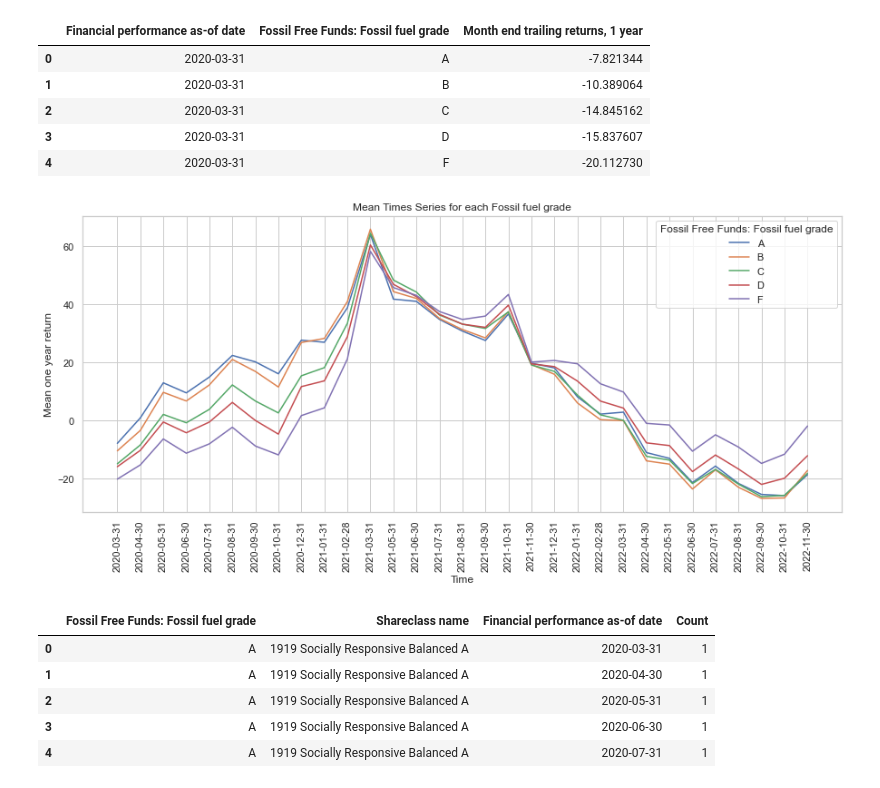
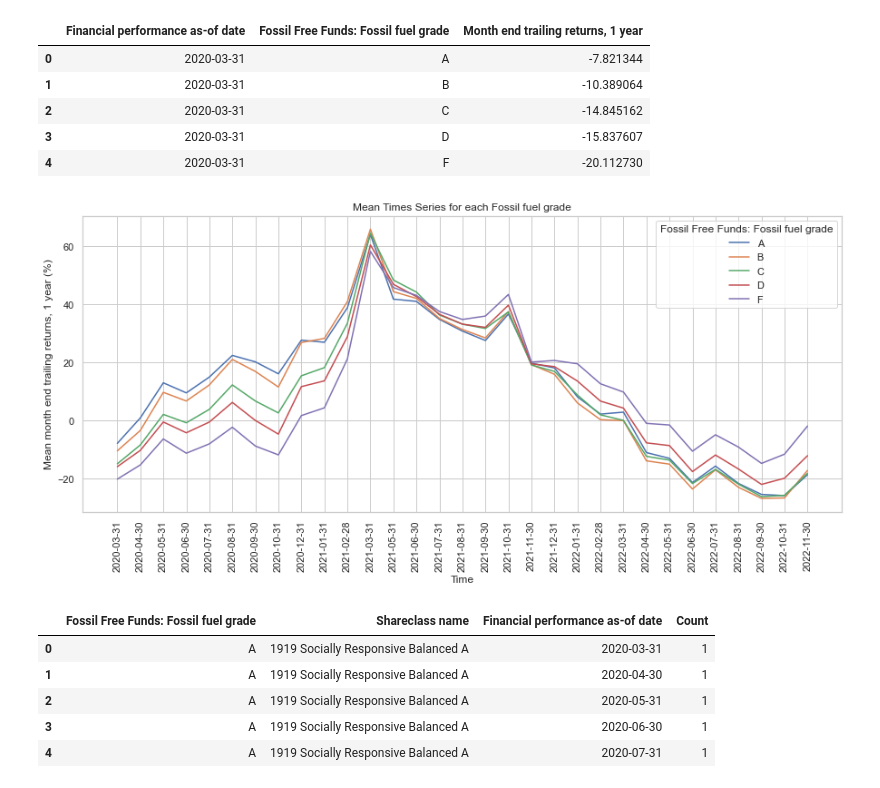
Before and after one commit to melaine-000/Capstone-2, a Jupyter notebook: EDA.ipynb, the cells around one changed output. Drawn from its saved outputs; the diff is of its cells as text; code cells hidden in the pictures.

```diff
--- a/EDA.ipynb
+++ b/EDA.ipynb
@@ -307,22 +416,22 @@ grouped_ffgrade.head()
 # %%
 sns.set(style='whitegrid')
 plt.figure(figsize=(15, 6))
 
 # Plot the mean time series using Seaborn's lineplot
 sns.lineplot(data=grouped_ffgrade,
              x='Financial performance as-of date',
              y='Month end trailing returns, 1 year',
              color='b',
              hue = 'Fossil Free Funds: Fossil fuel grade')
 plt.xlabel('Time')
-plt.ylabel('Mean one year return')
+plt.ylabel('Mean month end trailing returns, 1 year (%)')
 plt.title('Mean Times Series for each Fossil fuel grade')
 plt.grid(True)
 
 plt.xticks(rotation = 90)
 plt.show()
 # %% [output]
-[figure, old version]
+[figure, new version]
 # %%
 # plot the time series for count of share classes of each grade
 ffgrade_shareclass_counts = df.groupby(['Fossil Free Funds: Fossil fuel grade', 'Shareclass name', 'Financial performance as-of date']).size().reset_index(name='Count')
```
Also changed, not shown: parts of 24 cells of this notebook.
